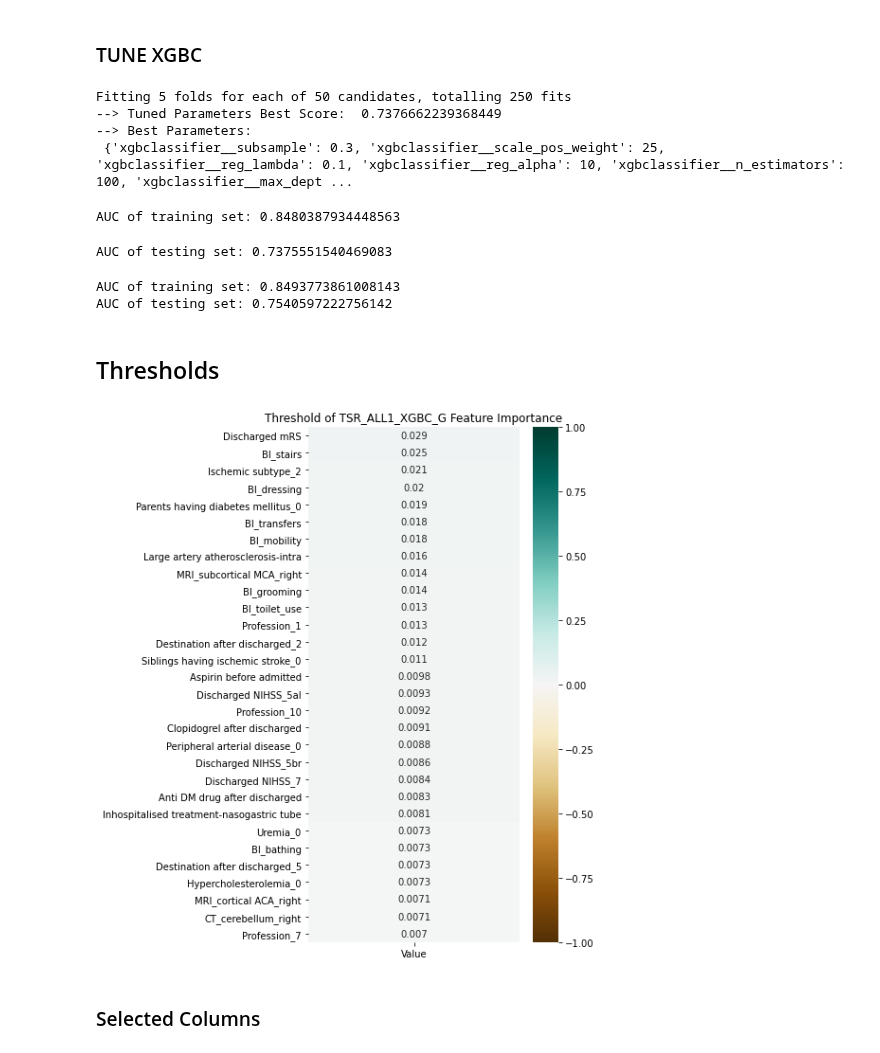
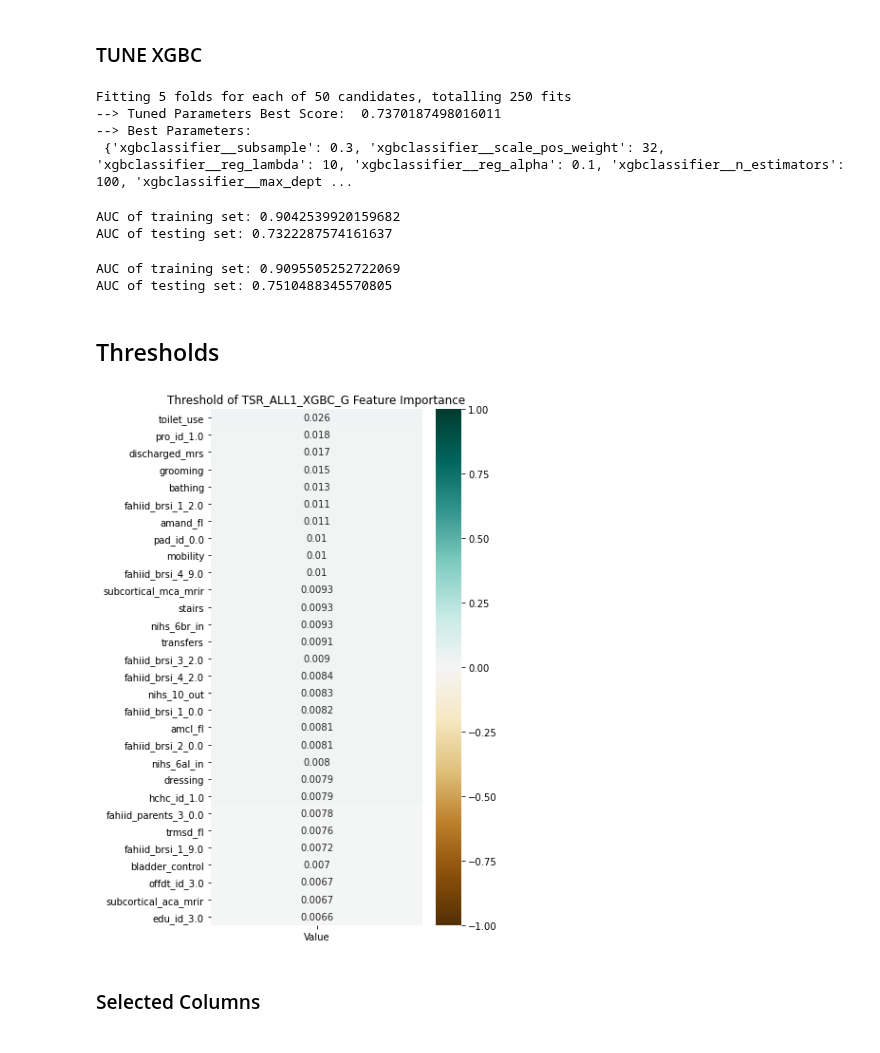
Before and after one commit to sn987532159/TSR_ML, a Jupyter notebook: result/TSR_ALL/TSR_ALL1.ipynb, the cells around one changed output. Saved outputs shown, nothing was run; the diff lists cells and outputs as text; code cells hidden in the pictures.

```diff
--- a/result/TSR_ALL/TSR_ALL1.ipynb
+++ b/result/TSR_ALL/TSR_ALL1.ipynb
@@ -381,7 +364,7 @@ hyperparameters_xgbc = {"xgbclassifier__booster": ("gbtree", "dart"),
                         "xgbclassifier__reg_alpha": (0.1, 10),
                         "xgbclassifier__gamma": (0.1, 10),
                         "xgbclassifier__n_estimators": (25, 100),
-                        "xgbclassifier__scale_pos_weight": (0.04, 32)}
+                        "xgbclassifier__scale_pos_weight": (0.03, 32)}
 
 pipeline = make_pipeline(TomekLinks(), XGBClassifier(random_state=19, use_label_encoder=False, eval_metric="auc", tree_method = "hist"))
 
@@ -418,9 +401,9 @@ print("--> Tuned Parameters Best Score: ", xgbcG_rsCV.best_score_)
 print("--> Best Parameters: \n", xgbcG_rsCV.best_params_)
 # %% [output]
 Fitting 5 folds for each of 50 candidates, totalling 250 fits
---> Tuned Parameters Best Score:  0.7376662239368449
+--> Tuned Parameters Best Score:  0.7370187498016011
 --> Best Parameters:
- {'xgbclassifier__subsample': 0.3, 'xgbclassifier__scale_pos_weight': 25, 'xgbclassifier__reg_lambda': 0.1, 'xgbclassifier__reg_alpha': 10, 'xgbclassifier__n_estimators': 100, 'xgbclassifier__max_dept ...
+ {'xgbclassifier__subsample': 0.3, 'xgbclassifier__scale_pos_weight': 32, 'xgbclassifier__reg_lambda': 10, 'xgbclassifier__reg_alpha': 0.1, 'xgbclassifier__n_estimators': 100, 'xgbclassifier__max_dept ...
 # %%
 G_y_train_pred = xgbcG_rsCV.predict_proba(G_X_train)
 fpr, tpr, thresholds = roc_curve(G_y_train, G_y_train_pred[:, 1])
@@ -432,8 +415,8 @@ fpr, tpr, thresholds = roc_curve(G_y_test, G_y_test_pred[:, 1])
 G_test_auroc_tuned = auc(fpr, tpr)
 print('AUC of testing set:', G_test_auroc_tuned)
 # %% [output]
-AUC of training set: 0.8480387934448563
+AUC of training set: 0.9042539920159682
+AUC of testing set: 0.7322287574161637
-AUC of testing set: 0.7375551540469083
 # %%
 xgbcG_cccv = CalibratedClassifierCV(base_estimator=xgbcG_rsCV.best_estimator_, cv=5)
 xgbcG_ccCV = xgbcG_cccv.fit(G_X_train, G_y_train)
@@ -448,34 +431,24 @@ fpr, tpr, thresholds = roc_curve(G_y_test, G_y_test_pred[:, 1])
 G_test_auroc_cc = auc(fpr, tpr)
 print('AUC of testing set:', G_test_auroc_cc)
 # %% [output]
-AUC of training set: 0.8493773861008143
-AUC of testing set: 0.7540597222756142
+AUC of training set: 0.9095505252722069
+AUC of testing set: 0.7510488345570805
 # %% [markdown]
 ## Thresholds
 # %%
 xgbcG_sigma = xgbcG_rsCV.best_estimator_._final_estimator.feature_importances_
 xgbcG_sigma_df = pd.DataFrame(xgbcG_sigma)
 xgbcG_sigma_df.index = G_x_train_columns
 xgbcG_sigma_df.columns = (["Value"])
 xgbcG_sigma_plot = xgbcG_sigma_df.sort_values(["Value"], ascending=False).head(30)
-xgbcG_sigma_plot.index = (["Discharged mRS", "BI_stairs", "Ischemic subtype_2", "BI_dressing",
-                           "Parents having diabetes mellitus_0", "BI_transfers", "BI_mobility",
-                           "Large artery atherosclerosis-intra", "MRI_subcortical MCA_right", "BI_grooming",
-                           "BI_toilet_use", "Profession_1", "Destination after discharged_2",
-                           "Siblings having ischemic stroke_0", "Aspirin before admitted", "Discharged NIHSS_5al",
-                           "Profession_10", "Clopidogrel after discharged", "Peripheral arterial disease_0",
-                           "Discharged NIHSS_5br", "Discharged NIHSS_7", "Anti DM drug after discharged",
-                           "Hospitalised treatment-nasogastric tube", "Uremia_0", "BI_bathing",
-                           "Destination after discharged_5", "Hypercholesterolemia_0", "MRI_cortical ACA_right",
-                           "CT_cerebellum_right", "Profession_7"])
 
 plt.figure(figsize=(5, 10))
 sns.heatmap(xgbcG_sigma_plot, vmin=-1, vmax=1, annot=True, cmap='BrBG')
 plt.title('Threshold of TSR_ALL1_XGBC_G Feature Importance')
 #plt.savefig('INFO/TSR_ALL1/xgbcG1_sigma_df.png')
 plt.show()
 # %% [output]
-[figure, old version]
+[figure, new version]
 # %% [markdown]
 ### Selected Columns
 # %%
```
Also changed, not shown: parts of 28 cells of this notebook, 3 other files.
